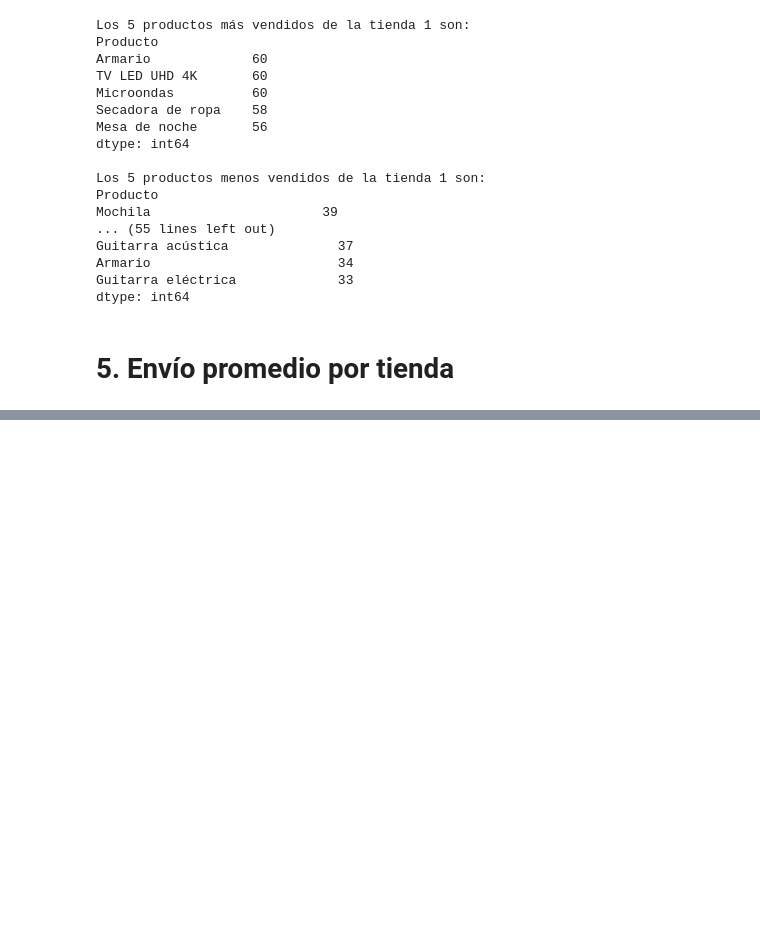
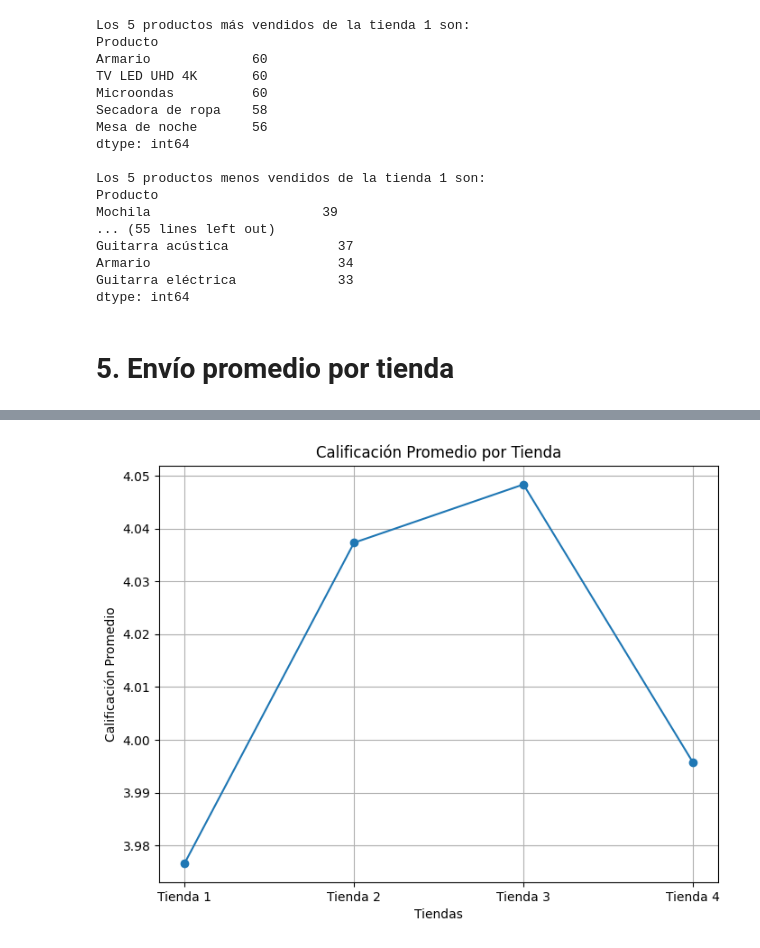
Before and after one commit to RobertAVH/desafio_allura_01, a Jupyter notebook: AluraStoreLatam.ipynb, the cells around one changed output, grey strips where cells are left out. Drawn from its saved outputs; the diff is of its cells as text; code cells hidden in the pictures; blank space fills up the shorter version.

```diff
--- a/AluraStoreLatam.ipynb
+++ b/AluraStoreLatam.ipynb
@@ -126,0 +183,17 @@ dtype: int64
+# %%
+tiendas = ['Tienda 1', 'Tienda 2', 'Tienda 3', 'Tienda 4']
+calificaciones_promedio = [calcular_promedio_calificacion(tienda),
+                           calcular_promedio_calificacion(tienda2),
+                           calcular_promedio_calificacion(tienda3),
+                           calcular_promedio_calificacion(tienda4)]
+
+plt.figure(figsize=(8, 6))
+plt.plot(tiendas, calificaciones_promedio, marker='o', linestyle='-')
+plt.xlabel('Tiendas')
+plt.ylabel('Calificación Promedio')
+plt.title('Calificación Promedio por Tienda')
+plt.grid(True)
+
+plt.show()
+# %% [output]
+[figure, added]
```
Also changed, not shown: parts of 4 cells of this notebook.
